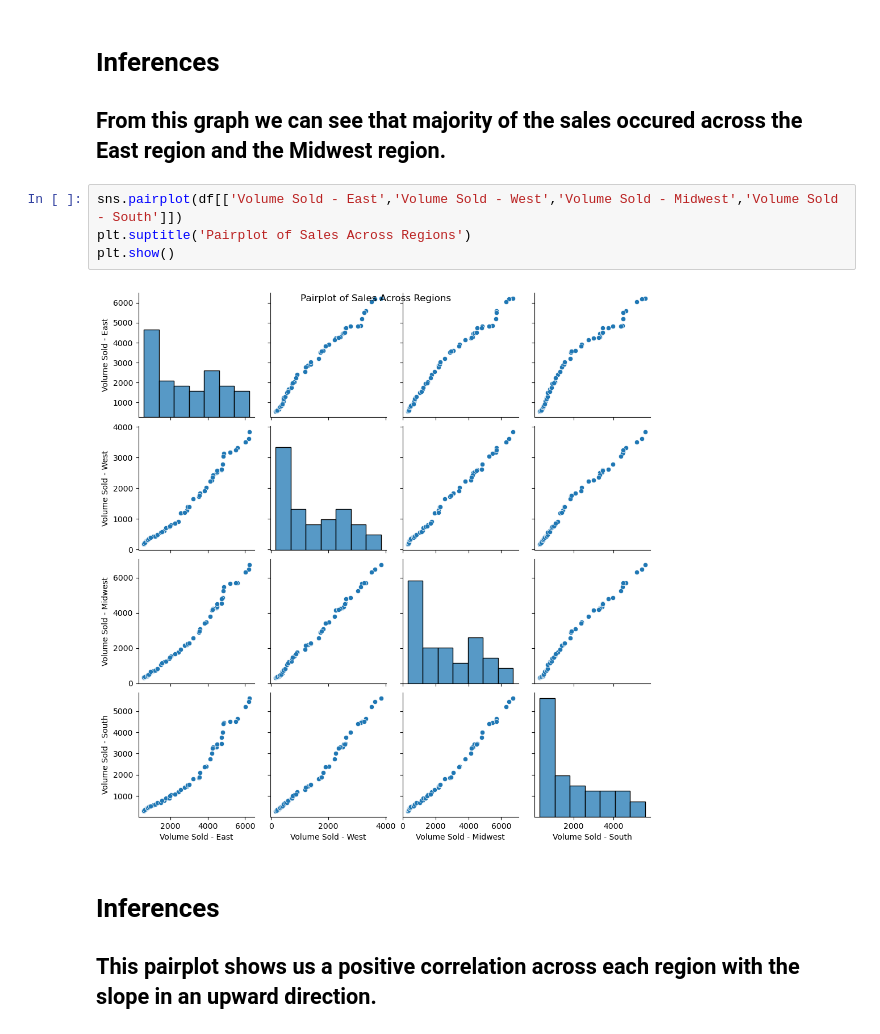
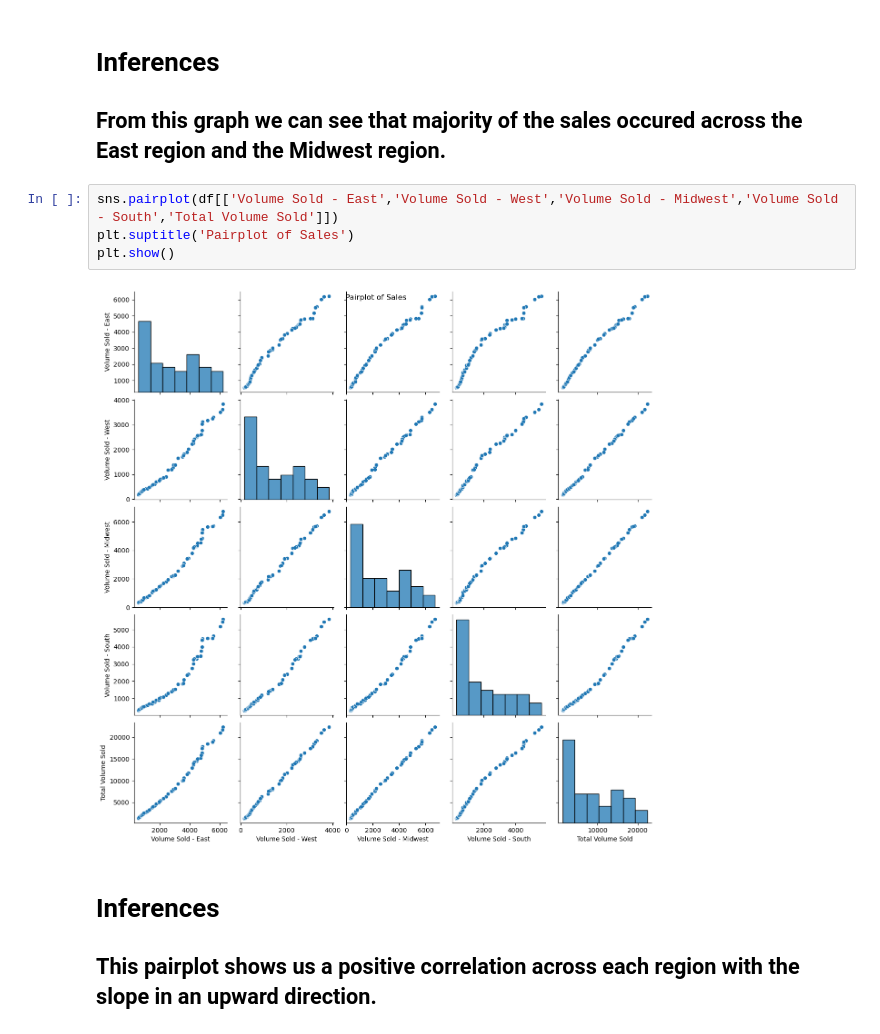
Before and after one commit to daryllalmeida/Drug-Forecasting, a Jupyter notebook: Mounjaro Forecasting Project.ipynb, the cells around one changed output. Drawn from its saved outputs; the diff is of its cells as text.

```diff
--- a/Mounjaro Forecasting Project.ipynb
+++ b/Mounjaro Forecasting Project.ipynb
@@ -162,11 +162,11 @@ plt.show()
 
 <h2>From this graph we can see that majority of the sales occured across the East region and the Midwest region. </h2>
 # %%
-sns.pairplot(df[['Volume Sold - East','Volume Sold - West','Volume Sold - Midwest','Volume Sold - South']])
-plt.suptitle('Pairplot of Sales Across Regions')
+sns.pairplot(df[['Volume Sold - East','Volume Sold - West','Volume Sold - Midwest','Volume Sold - South','Total Volume Sold']])
+plt.suptitle('Pairplot of Sales')
 plt.show()
 # %% [output]
-[figure, old version]
+[figure, new version]
 # %% [markdown]
 <h1> Inferences </h1>
 
```
Also changed, not shown: parts of 9 cells of this notebook.
